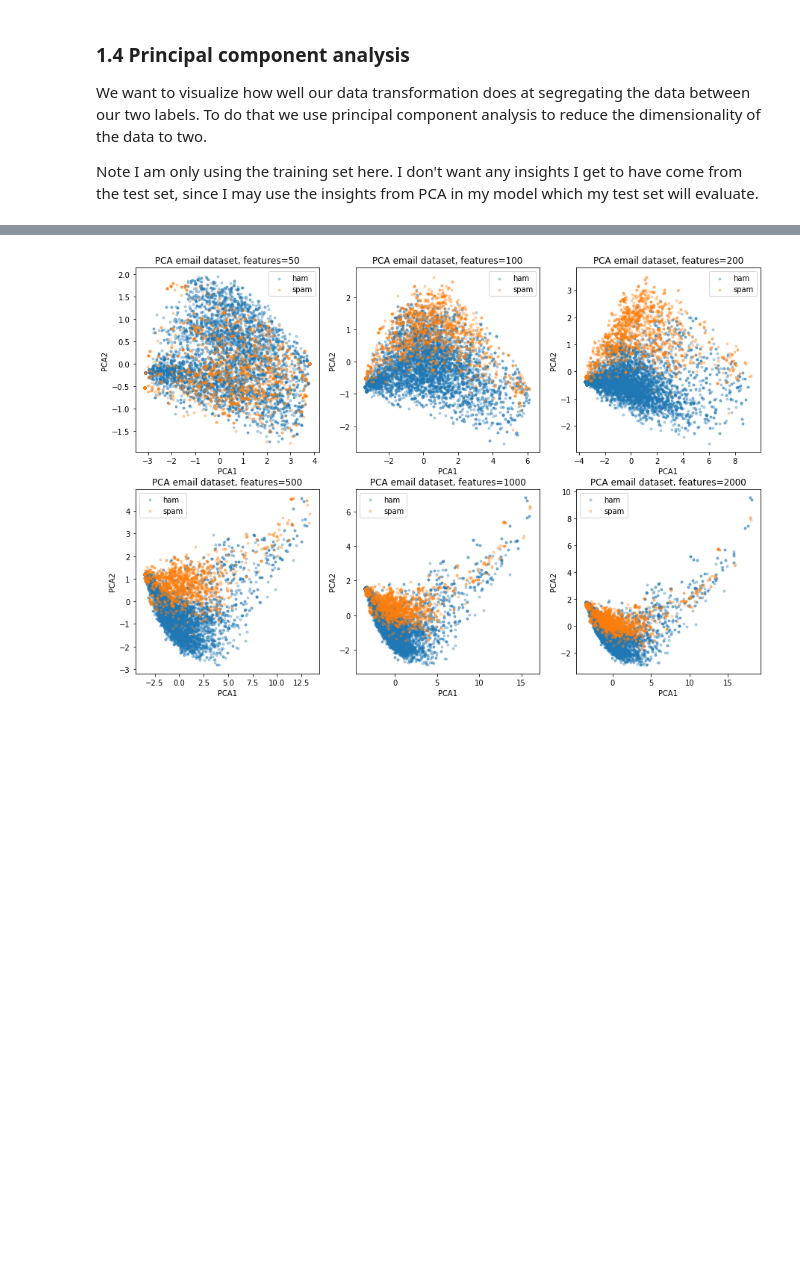
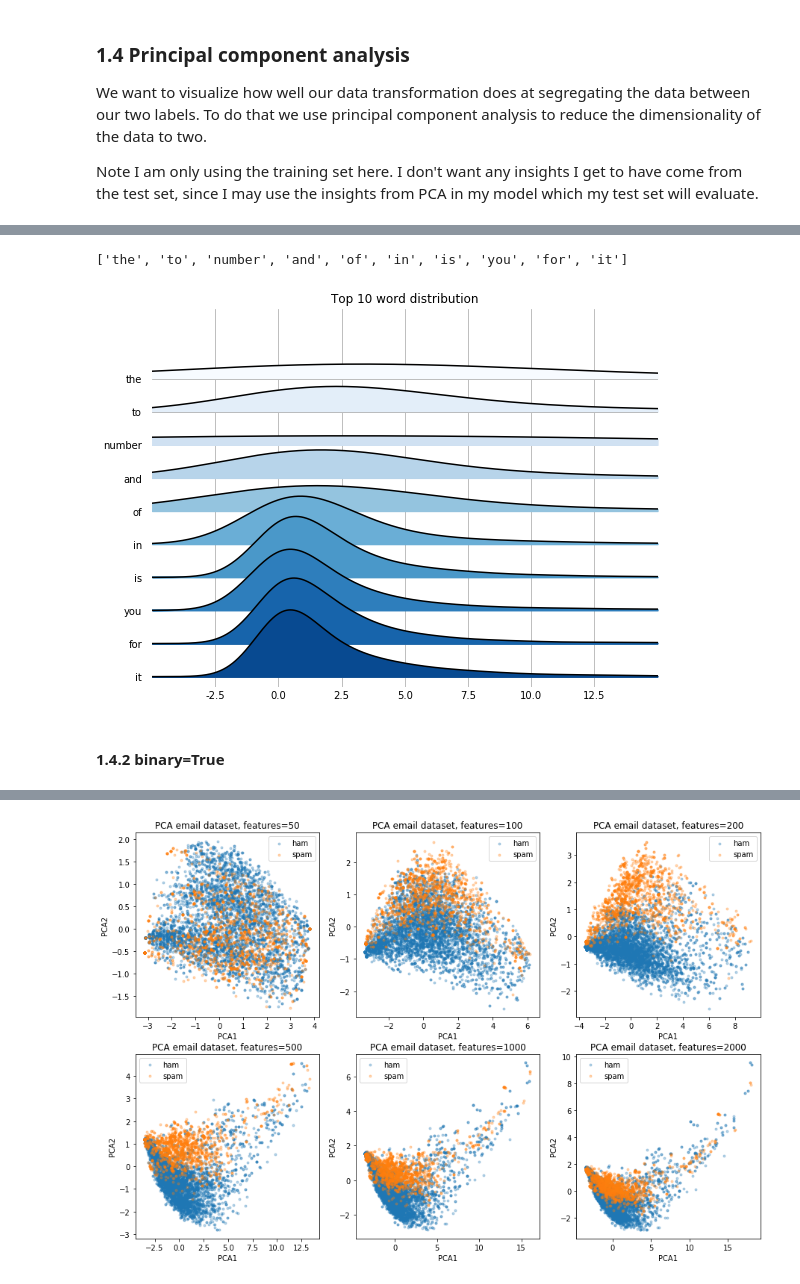
Before and after one commit to wesbarnett/spam-or-ham, a Jupyter notebook: Spam or Ham.ipynb, the cells around one changed output, grey strips where cells are left out. Cells and saved outputs as stored; diff of their text form; code cells hidden in the pictures; blank space fills up the shorter version.

```diff
--- a/Spam or Ham.ipynb
+++ b/Spam or Ham.ipynb
@@ -8,8 +8,9 @@ The emails used to train this classifier are from [SpamAssassin's Public Corpus]
 import matplotlib.pyplot as plt
 import numpy as np
 import pandas as pd
+from joblib import dump, load
 %matplotlib inline
-plt.rcParams['figure.figsize'] = 12, 9
+plt.rcParams['figure.figsize'] = 8, 6
 # %% [markdown]
 ## 1 Preprocessing
 ### 1.1 Feature extraction functions
@@ -151,3 +189,21 @@ def plot_pca(a, X, y, target_names):
+# %%
+vect = CountVectorizer(decode_error='ignore', binary=False, analyzer=stemmed_words, max_features=10)
+X_train_vect = vect.fit_transform(X_train)
+df = pd.DataFrame(X_train_vect.toarray(), columns=vect.get_feature_names())
+# %%
+selected_words = df.sum(axis=0).sort_values(ascending=False).head(10).index
+print(selected_words.tolist())
+# %% [output]
+['the', 'to', 'number', 'and', 'of', 'in', 'is', 'you', 'for', 'it']
+# %%
+from joypy import joyplot
+fig, axes = joyplot(df.loc[:,selected_words], x_range=[-5,15], grid=True,
+                    colormap=plt.cm.Blues, title="Top 10 word distribution",
+                    figsize=(8,6))
+# %% [output]
+[figure, added]
+# %% [markdown]
+#### 1.4.2 binary=True
 # %%
 X_train_pca = {}
 features = [50, 100, 200, 500, 1000, 2000]
```
Also changed, not shown: parts of 51 cells of this notebook, 1 other file.
